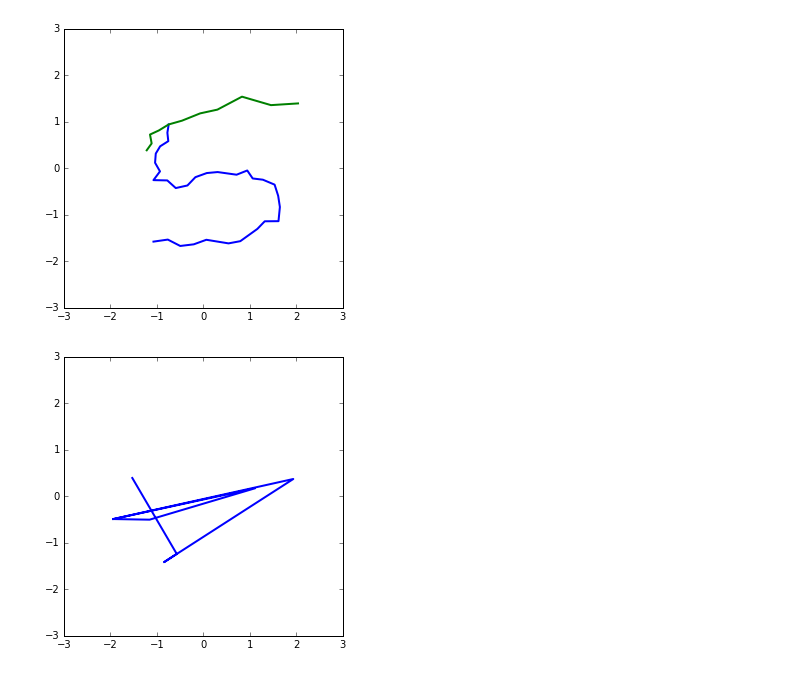
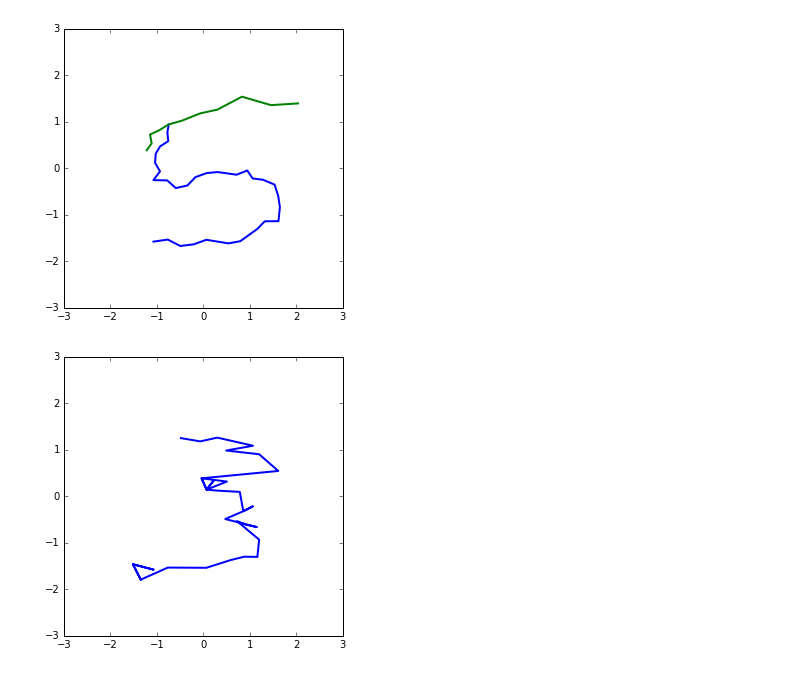
Before and after one commit to choucavalier/pendigits-hmm, a Jupyter notebook: Notebook.ipynb, the cells around one changed output. Cells and saved outputs as stored; diff of their text form; code cells hidden in the pictures.

```diff
--- a/Notebook.ipynb
+++ b/Notebook.ipynb
@@ -10,7 +10,9 @@ from analysis import training, sampling
 from config import settings
 # %%
 n_observation_classes = 256
-n_hidden_states = 10
+n_hidden_states = 30
+n_iter = 1000
+tol = 1.0
 # %%
 parse = parser.Parser();
 train_digits = parse.parse_file('data/pendigits-train');
@@ -41,11 +43,11 @@ plotter.plot_digit_observations(train_digits[8], centroids, n_observation_classe
 # %% [output]
 [figure]
 # %%
-hidden_markov_models = training.train_hmm(train_digits, n_observation_classes, n_hidden_states)
+hidden_markov_models = training.train_hmm(train_digits, n_observation_classes, n_hidden_states, n_iter, tol)
 # %%
-samplings = sampling.get_samplings(hidden_markov_models, n_observation_classes, centroids, 1)
+samplings = sampling.get_samplings(hidden_markov_models, n_observation_classes, centroids, 10)
 # %%
 pylab.rcParams['figure.figsize'] = (5, 5);
-plotter.plot_digit(samplings[7][0], True)
+plotter.plot_digit(samplings[2][5], True)
 # %% [output]
-[figure, old version]
+[figure, new version]
```
Also changed, not shown: parts of 1 cell of this notebook, 25 other files.
